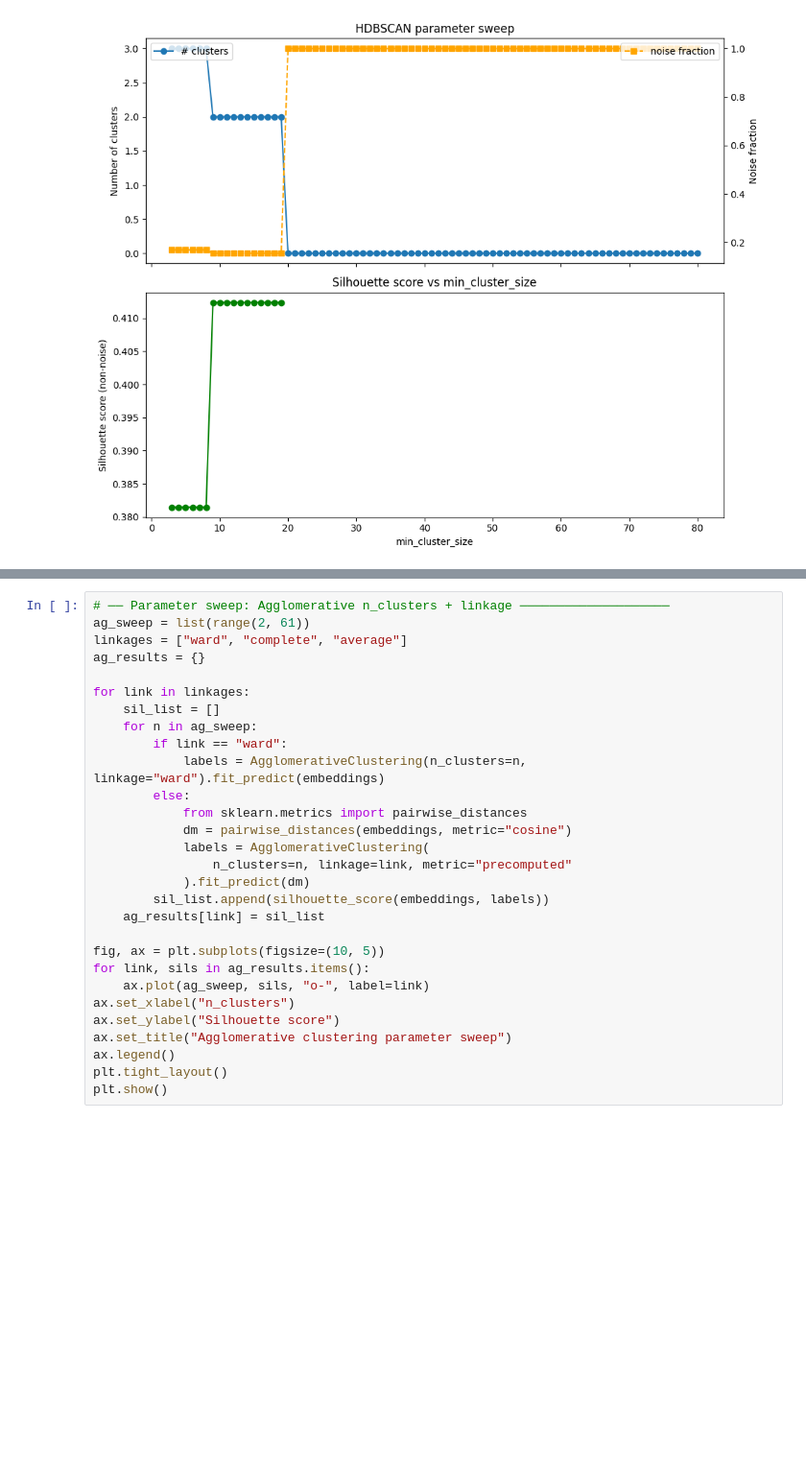
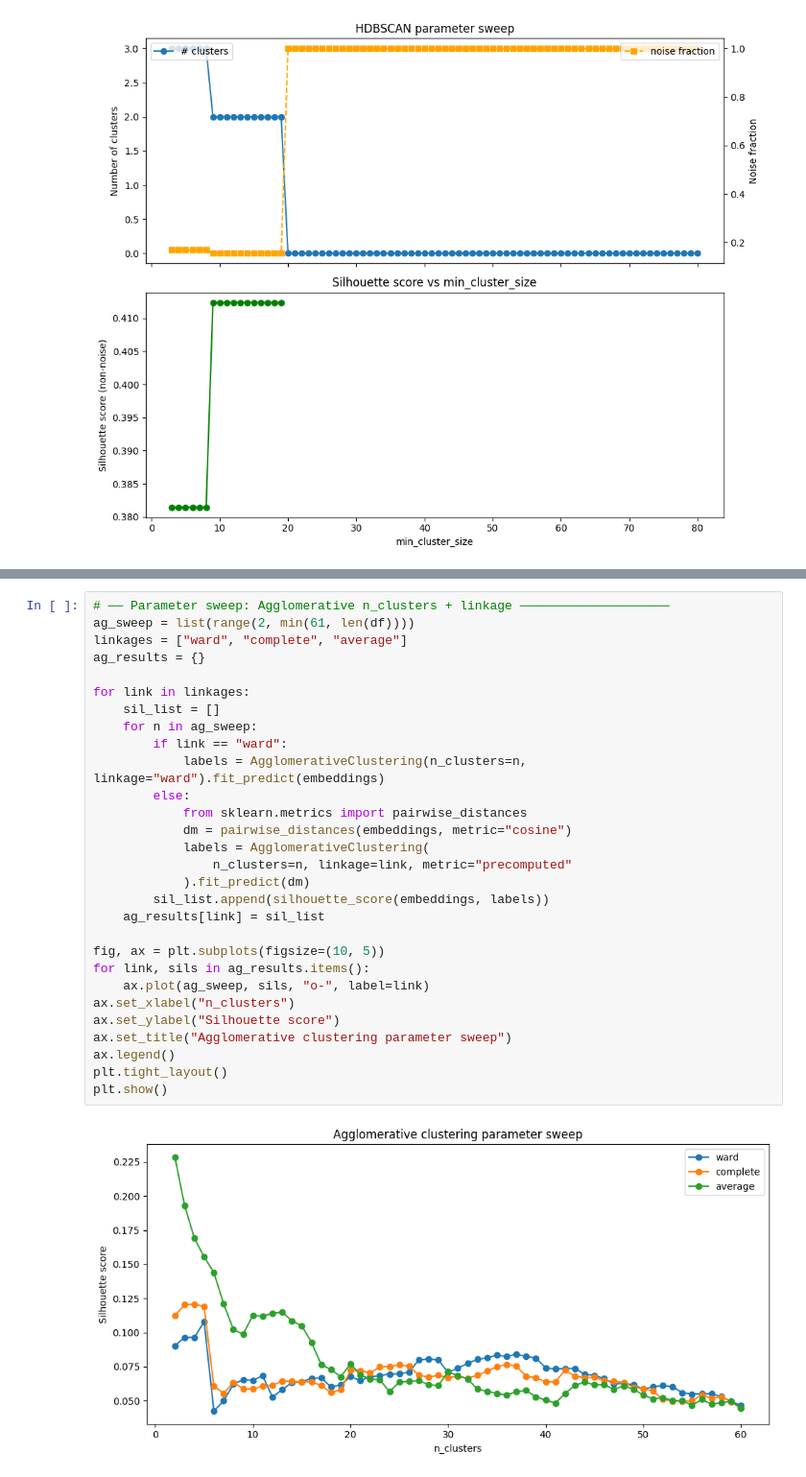
Before and after one commit to mahaekoh/eu-policy-feedback-impact-analysis, a Jupyter notebook: cluster_feedback.ipynb, the cells around one changed output, grey strips where cells are left out. Shown at 96% size. Cells and saved outputs as stored; diff of their text form; blank space fills up the shorter version.

```diff
--- a/cluster_feedback.ipynb
+++ b/cluster_feedback.ipynb
@@ -692,32 +698,34 @@ ValueError: Number of labels is 71. Valid values are 2 to n_samples - 1 (inclusi
 # %%
 # ── Parameter sweep: Agglomerative n_clusters + linkage ────────────────────
-ag_sweep = list(range(2, 61))
+ag_sweep = list(range(2, min(61, len(df))))
 linkages = ["ward", "complete", "average"]
 ag_results = {}
 
 for link in linkages:
     sil_list = []
     for n in ag_sweep:
         if link == "ward":
             labels = AgglomerativeClustering(n_clusters=n, linkage="ward").fit_predict(embeddings)
         else:
             from sklearn.metrics import pairwise_distances
             dm = pairwise_distances(embeddings, metric="cosine")
             labels = AgglomerativeClustering(
                 n_clusters=n, linkage=link, metric="precomputed"
             ).fit_predict(dm)
         sil_list.append(silhouette_score(embeddings, labels))
     ag_results[link] = sil_list
 
 fig, ax = plt.subplots(figsize=(10, 5))
 for link, sils in ag_results.items():
     ax.plot(ag_sweep, sils, "o-", label=link)
 ax.set_xlabel("n_clusters")
 ax.set_ylabel("Silhouette score")
 ax.set_title("Agglomerative clustering parameter sweep")
 ax.legend()
 plt.tight_layout()
 plt.show()
+# %% [output]
+[figure, added]
 # %%
 # ── Parameter sweep: Agglomerative distance_threshold ──────────────────────
 dt_sweep = np.arange(0.1, 1.5, 0.05)
```
Also changed, not shown: parts of 6 cells of this notebook.
